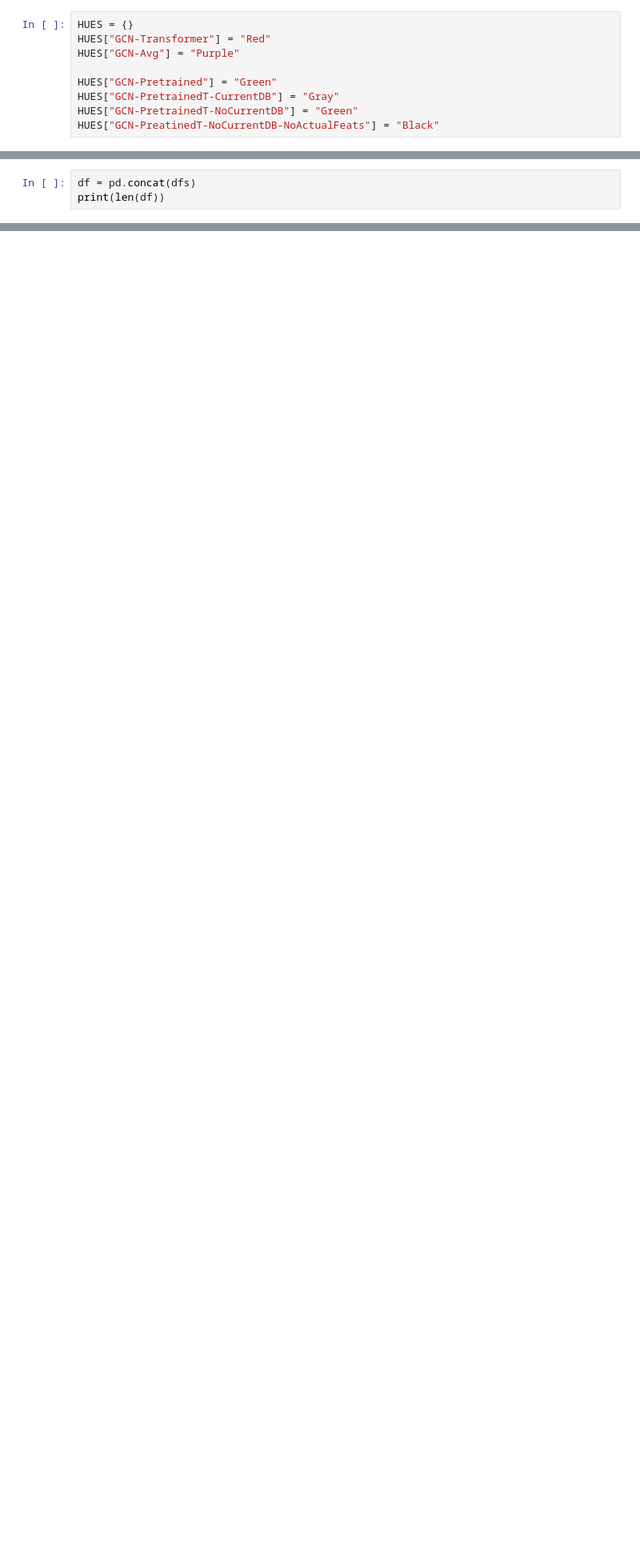
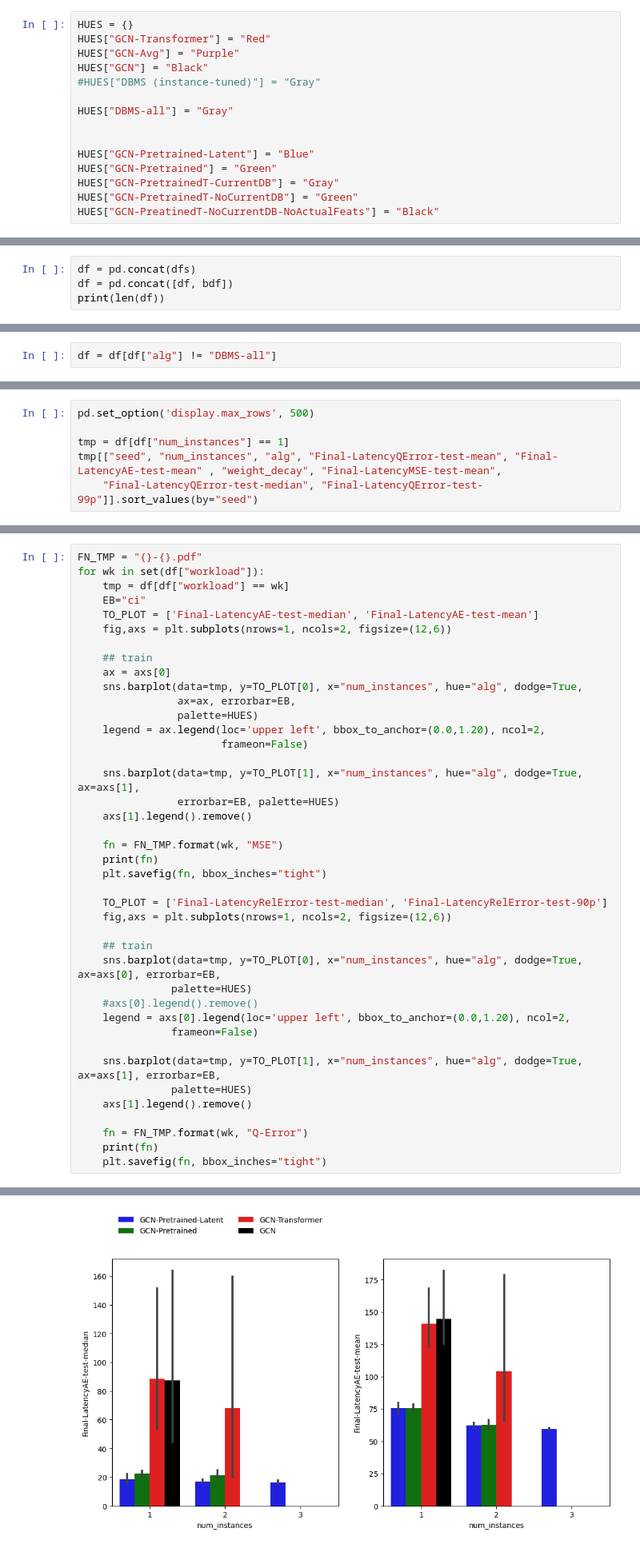
Before and after one commit to parimarjan/LatencyCollector, a Jupyter notebook: Notebooks/wandb-summary-figs.ipynb, the cells around one changed output, grey strips where cells are left out. Shown at 80% size. Cells and saved outputs as stored; diff of their text form; blank space fills up the shorter version.

```diff
--- a/Notebooks/wandb-summary-figs.ipynb
+++ b/Notebooks/wandb-summary-figs.ipynb
@@ -22,7 +19,13 @@ The autoreload extension is already loaded. To reload it, use:
 HUES = {}
 HUES["GCN-Transformer"] = "Red"
 HUES["GCN-Avg"] = "Purple"
+HUES["GCN"] = "Black"
+#HUES["DBMS (instance-tuned)"] = "Gray"
 
+HUES["DBMS-all"] = "Gray"
+
+
+HUES["GCN-Pretrained-Latent"] = "Blue"
 HUES["GCN-Pretrained"] = "Green"
 HUES["GCN-PretrainedT-CurrentDB"] = "Gray"
 HUES["GCN-PretrainedT-NoCurrentDB"] = "Green"
@@ -93,4 +156,5 @@ took:  0.34416699409484863
 # %%
 df = pd.concat(dfs)
+df = pd.concat([df, bdf])
 print(len(df))
 # %% [output]
@@ -153,3 +230,5 @@ print(set(df["workload"]))
+# %%
+df = df[df["alg"] != "DBMS-all"]
 # %%
 df.keys()
 # %% [output]
@@ -172,0 +246,6 @@ Index(['Tags', 'name', 'lr', 'alg', 'hl1', 'arch', 'seed', 'tags', 'config',
+# %%
+pd.set_option('display.max_rows', 500)
+
+tmp = df[df["num_instances"] == 1]
+tmp[["seed", "num_instances", "alg", "Final-LatencyQError-test-mean", "Final-LatencyAE-test-mean" , "weight_decay", "Final-LatencyMSE-test-mean",
+    "Final-LatencyQError-test-median", "Final-LatencyQError-test-99p"]].sort_values(by="seed")
@@ -221,0 +524,42 @@ Stack-Q-Error.pdf
+# %%
+FN_TMP = "{}-{}.pdf"
+for wk in set(df["workload"]):
+    tmp = df[df["workload"] == wk]
+    EB="ci"
+    TO_PLOT = ['Final-LatencyAE-test-median', 'Final-LatencyAE-test-mean']
+    fig,axs = plt.subplots(nrows=1, ncols=2, figsize=(12,6))
+
+    ## train
+    ax = axs[0]
+    sns.barplot(data=tmp, y=TO_PLOT[0], x="num_instances", hue="alg", dodge=True,
+                ax=ax, errorbar=EB,
+                palette=HUES)
+    legend = ax.legend(loc='upper left', bbox_to_anchor=(0.0,1.20), ncol=2,
+                       frameon=False)
+
+    sns.barplot(data=tmp, y=TO_PLOT[1], x="num_instances", hue="alg", dodge=True, ax=axs[1],
+                errorbar=EB, palette=HUES)
+    axs[1].legend().remove()
+
+    fn = FN_TMP.format(wk, "MSE")
+    print(fn)
+    plt.savefig(fn, bbox_inches="tight")
+
+    TO_PLOT = ['Final-LatencyRelError-test-median', 'Final-LatencyRelError-test-90p']
+    fig,axs = plt.subplots(nrows=1, ncols=2, figsize=(12,6))
+
+    ## train
+    sns.barplot(data=tmp, y=TO_PLOT[0], x="num_instances", hue="alg", dodge=True, ax=axs[0], errorbar=EB,
+               palette=HUES)
+    #axs[0].legend().remove()
+    legend = axs[0].legend(loc='upper left', bbox_to_anchor=(0.0,1.20), ncol=2,
+               frameon=False)
+
+    sns.barplot(data=tmp, y=TO_PLOT[1], x="num_instances", hue="alg", dodge=True, ax=axs[1], errorbar=EB,
+               palette=HUES)
+    axs[1].legend().remove()
+
+    fn = FN_TMP.format(wk, "Q-Error")
+    print(fn)
+    plt.savefig(fn, bbox_inches="tight")
+# %% [output]
@@ -221,0 +568 @@ Stack-Q-Error.pdf
+[figure, added]
```
Also changed, not shown: parts of 21 cells of this notebook, 2 other files.
